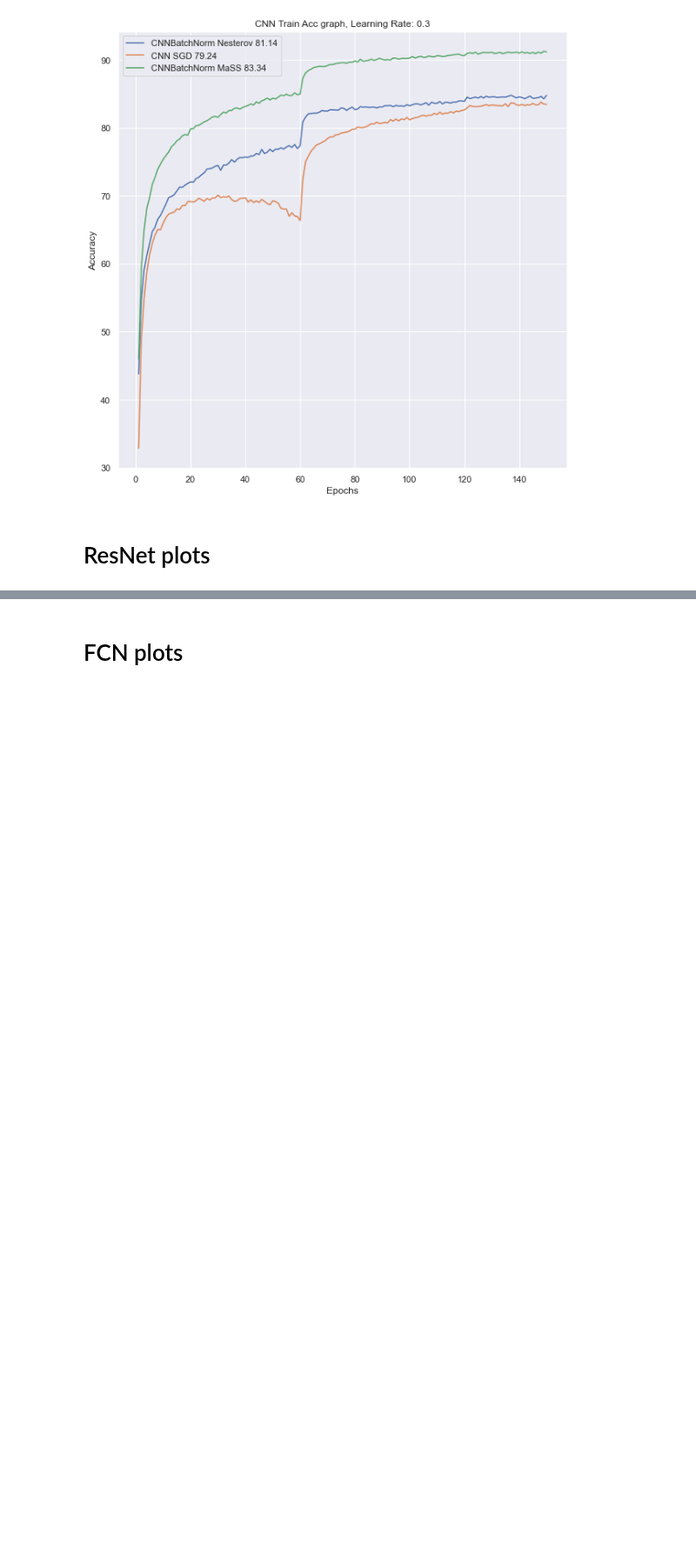
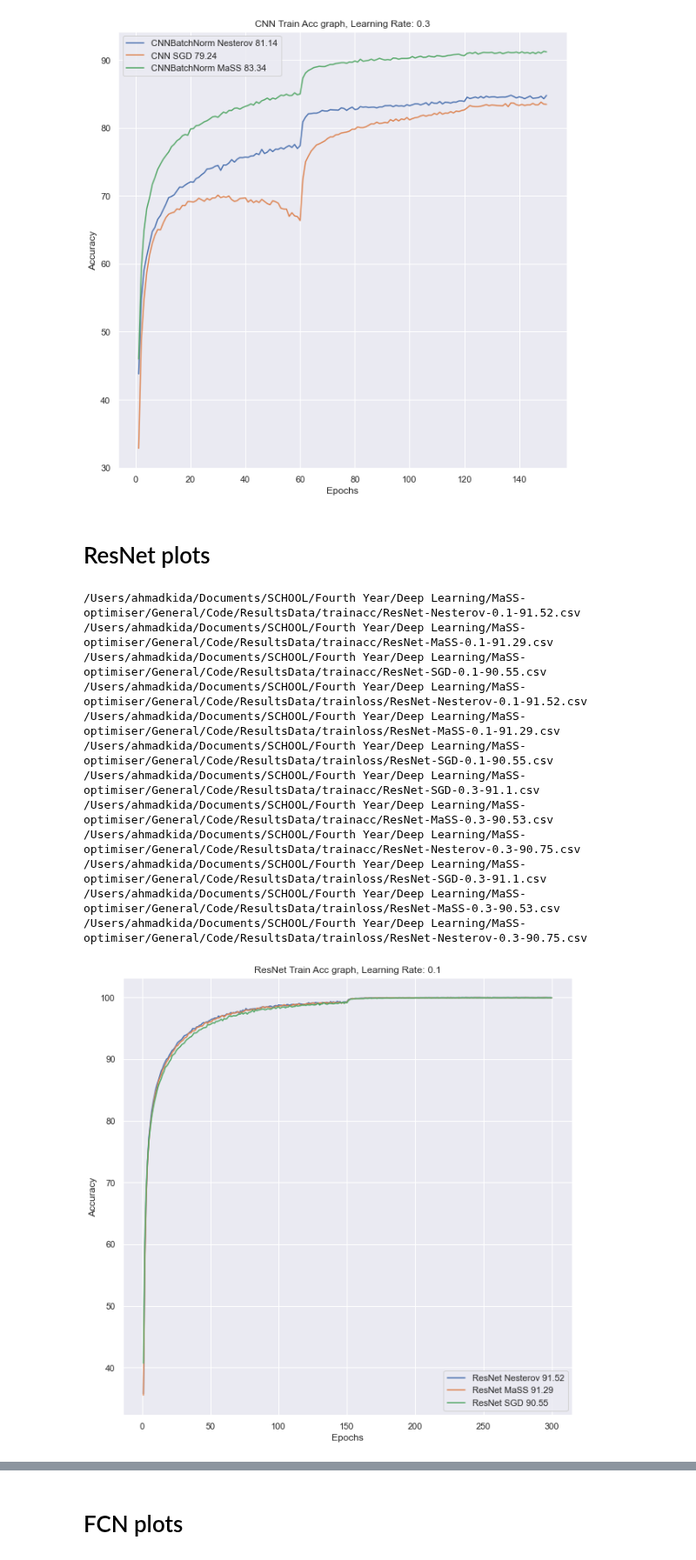
Before and after one commit to COMP6248-Reproducability-Challenge/MaSS-optimiser, a Jupyter notebook: General/Code/Plots.ipynb, the cells around one changed output, grey strips where cells are left out. Shown at 87% size. Saved outputs shown, nothing was run; the diff lists cells and outputs as text; code cells hidden in the pictures; blank space fills up the shorter version.

```diff
--- a/General/Code/Plots.ipynb
+++ b/General/Code/Plots.ipynb
@@ -113,0 +113,34 @@ graphType = 'validacc'
+# %%
+model = 'ResNet'
+lr = '0.1'
+graphType = 'trainacc'
+makePlots(model, lr, graphType)
+
+model = 'ResNet'
+lr = '0.1'
+graphType = 'trainloss'
+makePlots(model, lr, graphType)
+
+model = 'ResNet'
+lr = '0.3'
+graphType = 'trainacc'
+makePlots(model, lr, graphType)
+
+model = 'ResNet'
+lr = '0.3'
+graphType = 'trainloss'
+makePlots(model, lr, graphType)
+# %% [output]
+/Users/ahmadkida/Documents/SCHOOL/Fourth Year/Deep Learning/MaSS-optimiser/General/Code/ResultsData/trainacc/ResNet-Nesterov-0.1-91.52.csv
+/Users/ahmadkida/Documents/SCHOOL/Fourth Year/Deep Learning/MaSS-optimiser/General/Code/ResultsData/trainacc/ResNet-MaSS-0.1-91.29.csv
+/Users/ahmadkida/Documents/SCHOOL/Fourth Year/Deep Learning/MaSS-optimiser/General/Code/ResultsData/trainacc/ResNet-SGD-0.1-90.55.csv
+/Users/ahmadkida/Documents/SCHOOL/Fourth Year/Deep Learning/MaSS-optimiser/General/Code/ResultsData/trainloss/ResNet-Nesterov-0.1-91.52.csv
+/Users/ahmadkida/Documents/SCHOOL/Fourth Year/Deep Learning/MaSS-optimiser/General/Code/ResultsData/trainloss/ResNet-MaSS-0.1-91.29.csv
+/Users/ahmadkida/Documents/SCHOOL/Fourth Year/Deep Learning/MaSS-optimiser/General/Code/ResultsData/trainloss/ResNet-SGD-0.1-90.55.csv
+/Users/ahmadkida/Documents/SCHOOL/Fourth Year/Deep Learning/MaSS-optimiser/General/Code/ResultsData/trainacc/ResNet-SGD-0.3-91.1.csv
+/Users/ahmadkida/Documents/SCHOOL/Fourth Year/Deep Learning/MaSS-optimiser/General/Code/ResultsData/trainacc/ResNet-MaSS-0.3-90.53.csv
+/Users/ahmadkida/Documents/SCHOOL/Fourth Year/Deep Learning/MaSS-optimiser/General/Code/ResultsData/trainacc/ResNet-Nesterov-0.3-90.75.csv
+/Users/ahmadkida/Documents/SCHOOL/Fourth Year/Deep Learning/MaSS-optimiser/General/Code/ResultsData/trainloss/ResNet-SGD-0.3-91.1.csv
+/Users/ahmadkida/Documents/SCHOOL/Fourth Year/Deep Learning/MaSS-optimiser/General/Code/ResultsData/trainloss/ResNet-MaSS-0.3-90.53.csv
+/Users/ahmadkida/Documents/SCHOOL/Fourth Year/Deep Learning/MaSS-optimiser/General/Code/ResultsData/trainloss/ResNet-Nesterov-0.3-90.75.csv
+[figure, added]
```
Also changed, not shown: parts of 4 cells of this notebook.
